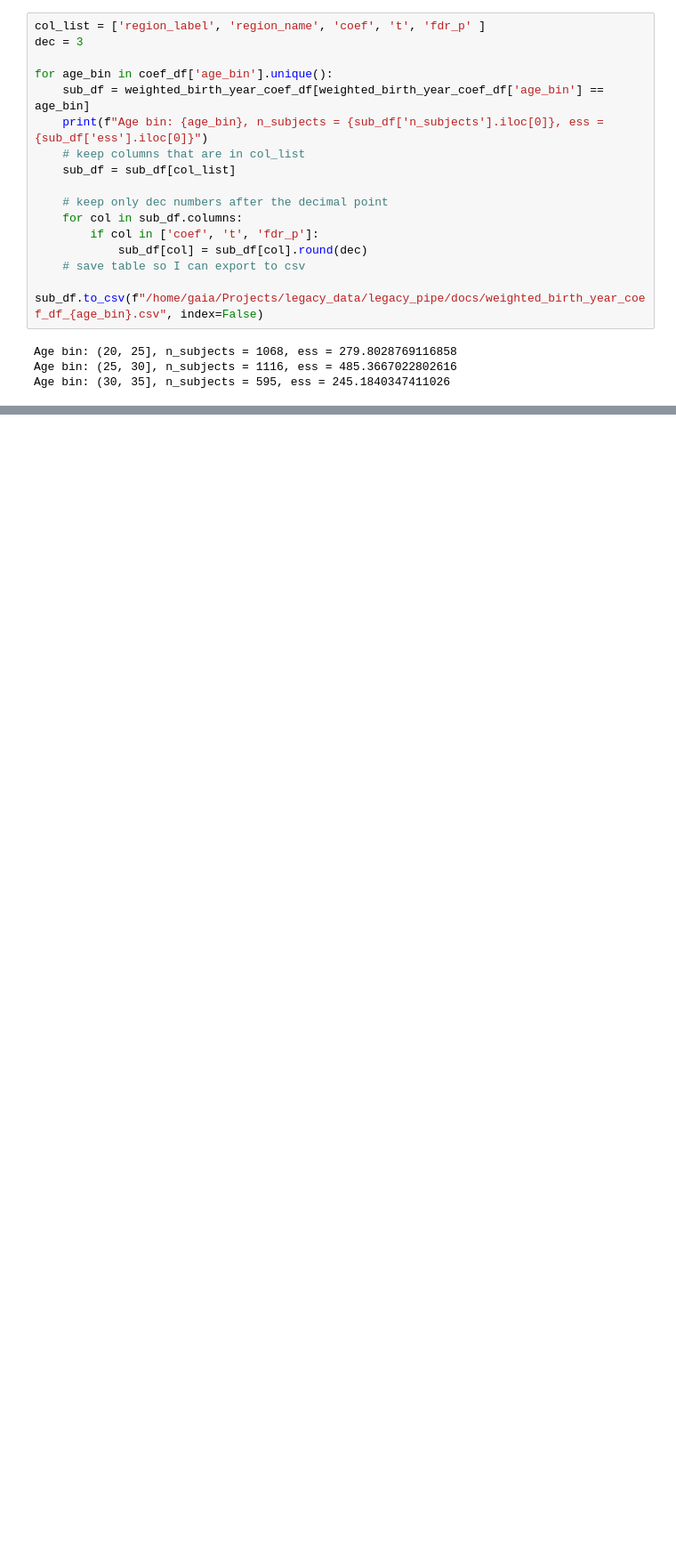
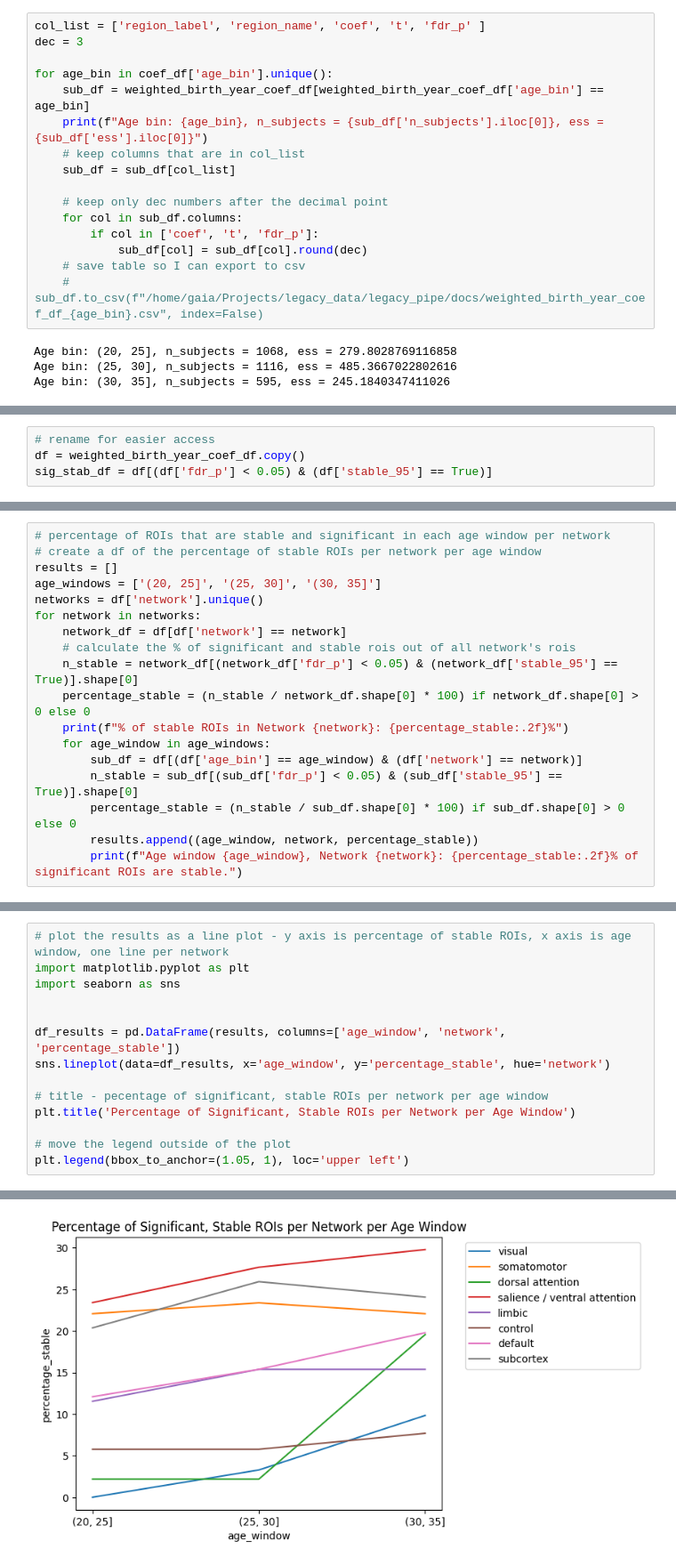
Before and after one commit to GaiaNegev13/legacy_pipe, a Jupyter notebook: docs/tables_for_thesis.ipynb, the cells around one changed output, grey strips where cells are left out. Shown at 89% size. Drawn from its saved outputs; the diff is of its cells as text; blank space fills up the shorter version.

Commit message:
result section tables and stats

```diff
--- a/docs/tables_for_thesis.ipynb
+++ b/docs/tables_for_thesis.ipynb
@@ -38,7 +42,7 @@ for age_bin in coef_df['age_bin'].unique():
         if col in ['coef', 't', 'fdr_p']:
             sub_df[col] = sub_df[col].round(dec)
     # save table so I can export to csv
-    sub_df.to_csv(f"/home/gaia/Projects/legacy_data/legacy_pipe/docs/weighted_birth_year_coef_df_{age_bin}.csv", index=False)
+    # sub_df.to_csv(f"/home/gaia/Projects/legacy_data/legacy_pipe/docs/weighted_birth_year_coef_df_{age_bin}.csv", index=False)
 # %% [output]
 Age bin: (20, 25], n_subjects = 1068, ess = 279.8028769116858
 Age bin: (25, 30], n_subjects = 1116, ess = 485.3667022802616
@@ -45,0 +108,4 @@ Age bin: (30, 35], n_subjects = 595, ess = 245.1840347411026
+# %%
+# rename for easier access
+df = weighted_birth_year_coef_df.copy()
+sig_stab_df = df[(df['fdr_p'] < 0.05) & (df['stable_95'] == True)]
@@ -45,0 +123,18 @@ Age bin: (30, 35], n_subjects = 595, ess = 245.1840347411026
+# %%
+# percentage of ROIs that are stable and significant in each age window per network
+# create a df of the percentage of stable ROIs per network per age window
+results = []
+age_windows = ['(20, 25]', '(25, 30]', '(30, 35]']
+networks = df['network'].unique()
+for network in networks:
+    network_df = df[df['network'] == network]
+    # calculate the % of significant and stable rois out of all network's rois
+    n_stable = network_df[(network_df['fdr_p'] < 0.05) & (network_df['stable_95'] == True)].shape[0]
+    percentage_stable = (n_stable / network_df.shape[0] * 100) if network_df.shape[0] > 0 else 0
+    print(f"% of stable ROIs in Network {network}: {percentage_stable:.2f}%")
+    for age_window in age_windows:
+        sub_df = df[(df['age_bin'] == age_window) & (df['network'] == network)]
+        n_stable = sub_df[(sub_df['fdr_p'] < 0.05) & (sub_df['stable_95'] == True)].shape[0]
+        percentage_stable = (n_stable / sub_df.shape[0] * 100) if sub_df.shape[0] > 0 else 0
+        results.append((age_window, network, percentage_stable))
+        print(f"Age window {age_window}, Network {network}: {percentage_stable:.2f}% of significant ROIs are stable.")
@@ -45,0 +159,15 @@ Age bin: (30, 35], n_subjects = 595, ess = 245.1840347411026
+# %%
+# plot the results as a line plot - y axis is percentage of stable ROIs, x axis is age window, one line per network
+import matplotlib.pyplot as plt
+import seaborn as sns
+
+
+df_results = pd.DataFrame(results, columns=['age_window', 'network', 'percentage_stable'])
+sns.lineplot(data=df_results, x='age_window', y='percentage_stable', hue='network')
+
+# title - pecentage of significant, stable ROIs per network per age window
+plt.title('Percentage of Significant, Stable ROIs per Network per Age Window')
+
+# move the legend outside of the plot
+plt.legend(bbox_to_anchor=(1.05, 1), loc='upper left')
+# %% [output]
@@ -45,0 +175 @@ Age bin: (30, 35], n_subjects = 595, ess = 245.1840347411026
+[figure, added]
```
Also changed, not shown: parts of 23 cells of this notebook.
